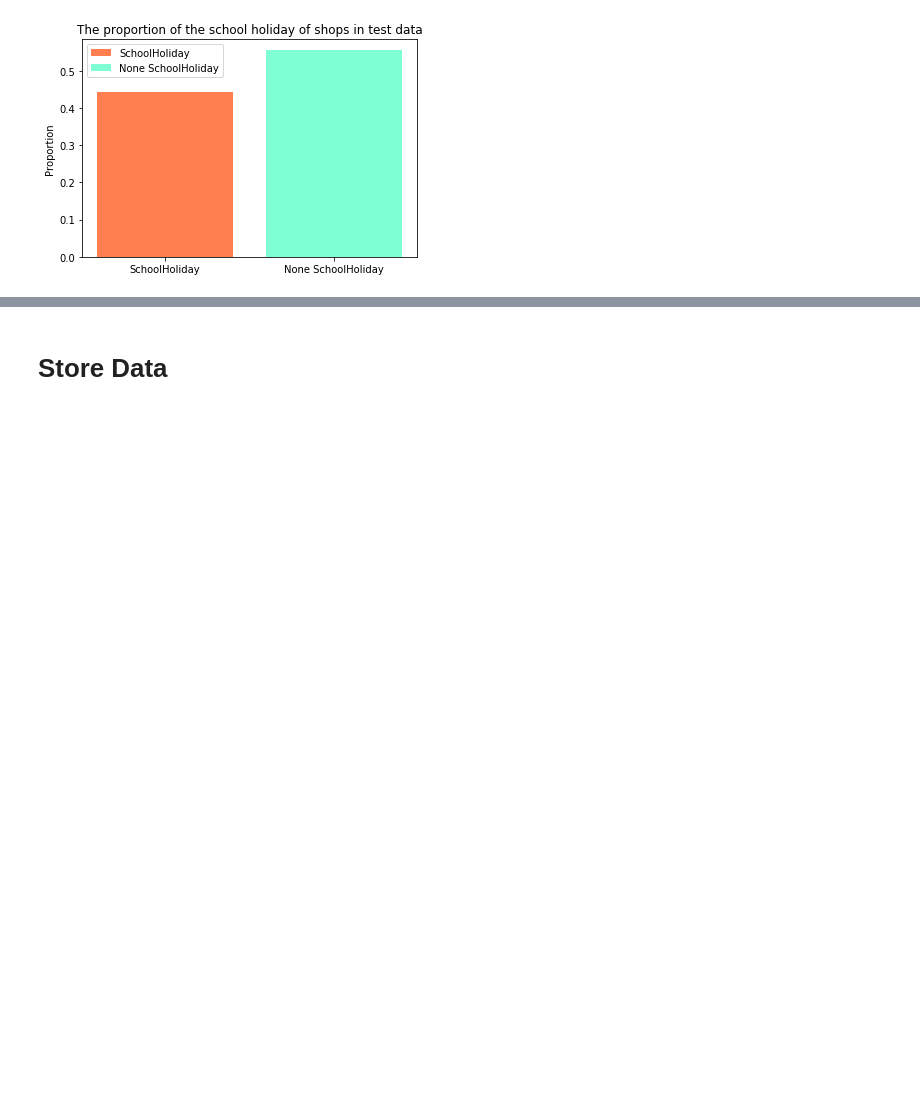
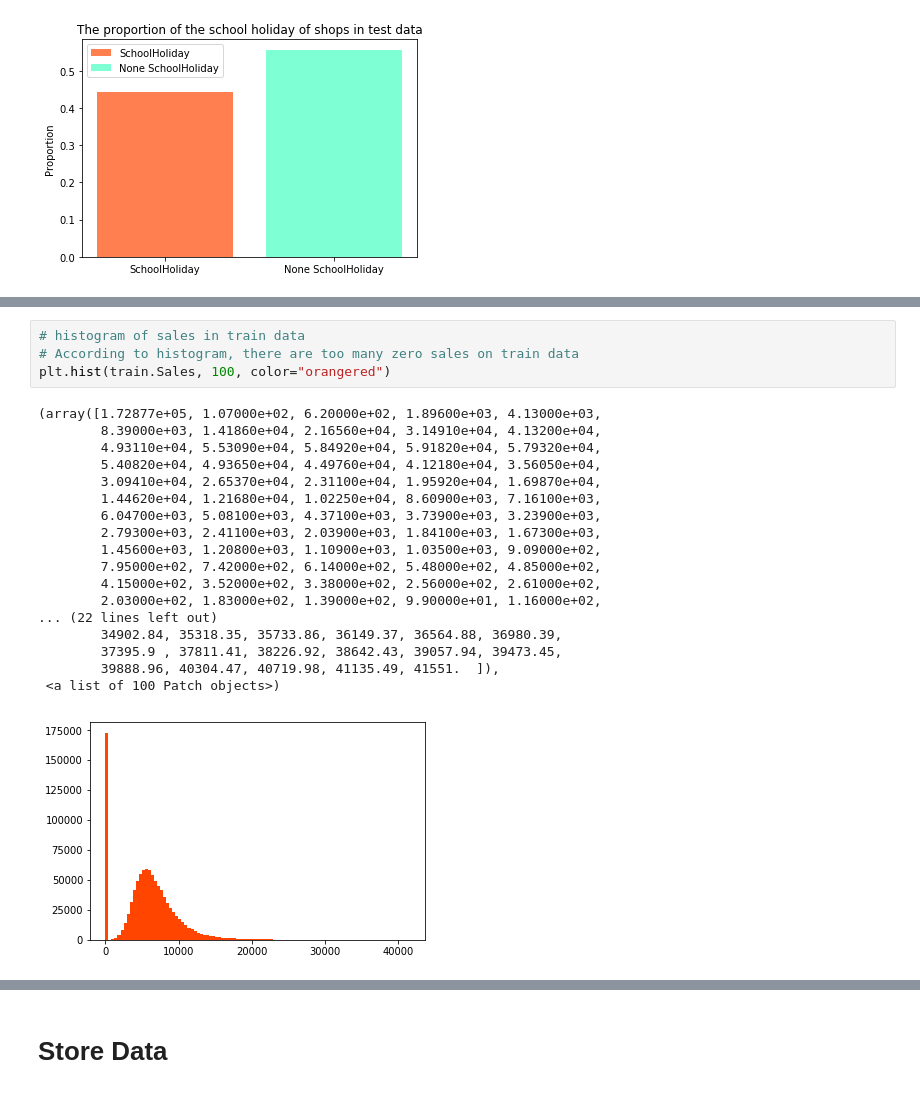
Before and after one commit to bozhlab/Rossmann_store_sales, a Jupyter notebook: Rossmann_Store_Sales_prediction.ipynb, the cells around one changed output, grey strips where cells are left out. Drawn from its saved outputs; the diff is of its cells as text; blank space fills up the shorter version.

```diff
--- a/Rossmann_Store_Sales_prediction.ipynb
+++ b/Rossmann_Store_Sales_prediction.ipynb
@@ -687,0 +397,23 @@ plt.plot(x, y, 'r.', alpha=0.01)
+# %%
+# histogram of sales in train data
+# According to histogram, there are too many zero sales on train data
+plt.hist(train.Sales, 100, color="orangered")
+# %% [output]
+(array([1.72877e+05, 1.07000e+02, 6.20000e+02, 1.89600e+03, 4.13000e+03,
+        8.39000e+03, 1.41860e+04, 2.16560e+04, 3.14910e+04, 4.13200e+04,
+        4.93110e+04, 5.53090e+04, 5.84920e+04, 5.91820e+04, 5.79320e+04,
+        5.40820e+04, 4.93650e+04, 4.49760e+04, 4.12180e+04, 3.56050e+04,
+        3.09410e+04, 2.65370e+04, 2.31100e+04, 1.95920e+04, 1.69870e+04,
+        1.44620e+04, 1.21680e+04, 1.02250e+04, 8.60900e+03, 7.16100e+03,
+        6.04700e+03, 5.08100e+03, 4.37100e+03, 3.73900e+03, 3.23900e+03,
+        2.79300e+03, 2.41100e+03, 2.03900e+03, 1.84100e+03, 1.67300e+03,
+        1.45600e+03, 1.20800e+03, 1.10900e+03, 1.03500e+03, 9.09000e+02,
+        7.95000e+02, 7.42000e+02, 6.14000e+02, 5.48000e+02, 4.85000e+02,
+        4.15000e+02, 3.52000e+02, 3.38000e+02, 2.56000e+02, 2.61000e+02,
+        2.03000e+02, 1.83000e+02, 1.39000e+02, 9.90000e+01, 1.16000e+02,
+... (22 lines left out)
+        34902.84, 35318.35, 35733.86, 36149.37, 36564.88, 36980.39,
+        37395.9 , 37811.41, 38226.92, 38642.43, 39057.94, 39473.45,
+        39888.96, 40304.47, 40719.98, 41135.49, 41551.  ]),
+ <a list of 100 Patch objects>)
+[figure, added]
```
Also changed, not shown: parts of 111 cells of this notebook.
